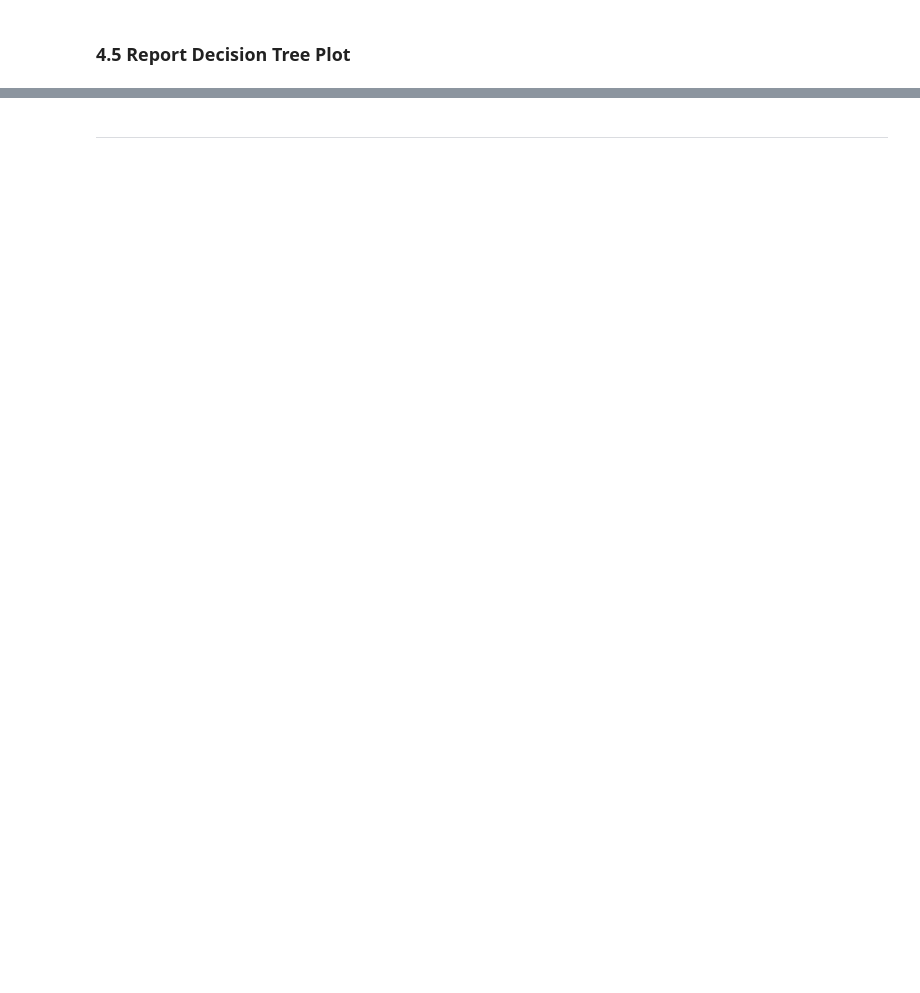
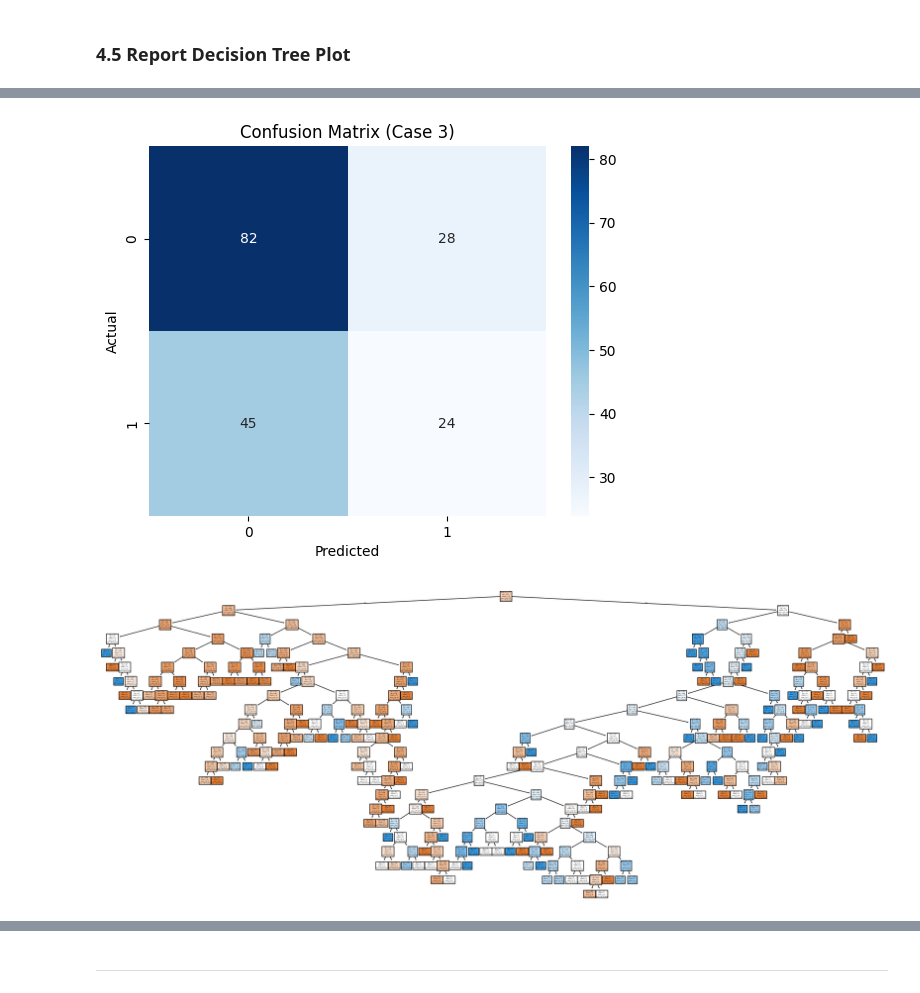
Before and after one commit to SchroderJ-pixel/applied-ml-justin, a Jupyter notebook: lab03/ml03_justin.ipynb, the cells around one changed output, grey strips where cells are left out. Drawn from its saved outputs; the diff is of its cells as text; code cells hidden in the pictures; blank space fills up the shorter version.

```diff
--- a/lab03/ml03_justin.ipynb
+++ b/lab03/ml03_justin.ipynb
@@ -255,0 +262,9 @@ Name: proportion, dtype: float64
+# %%
+# Case 3: Split
+for train_indices, test_indices in splitter.split(X3, y3):
+    X3_train = X3.iloc[train_indices]
+    X3_test = X3.iloc[test_indices]
+    y3_train = y3.iloc[train_indices]
+    y3_test = y3.iloc[test_indices]
+
+    print('Train size (Case 3): ', len(X3_train), 'Test size: ', len(X3_test))
@@ -255,0 +273,4 @@ Name: proportion, dtype: float64
+# %%
+# Case 3: Train Decision Tree
+tree_model3 = DecisionTreeClassifier()
+tree_model3.fit(X3_train, y3_train)
@@ -255,0 +279,10 @@ Name: proportion, dtype: float64
+# %%
+# Case 3: Evaluate Decision Tree on Training and Test Data
+y3_pred = tree_model3.predict(X3_train)
+y3_test_pred = tree_model3.predict(X3_test)
+
+print("Results for Decision Tree (Case 3) on training data:")
+print(classification_report(y3_train, y3_pred))
+
+print("Results for Decision Tree (Case 3) on test data:")
+print(classification_report(y3_test, y3_test_pred))
@@ -255,0 +309,17 @@ Name: proportion, dtype: float64
+# %%
+# Case 3: Confusion Matrix
+cm3 = confusion_matrix(y3_test, y3_test_pred)
+sns.heatmap(cm3, annot=True, cmap='Blues')
+plt.xlabel('Predicted')
+plt.ylabel('Actual')
+plt.title("Confusion Matrix (Case 3)")
+plt.show()
+
+# Case 3: Plot Decision Tree
+fig3 = plt.figure(figsize=(25,10))
+plot_tree(tree_model3, feature_names=X3.columns, class_names=['Not Survived', 'Survived'], filled=True)
+plt.show()
+fig3.savefig("decision_tree_titanic_case3.png")
+# %% [output]
+[figure, added]
+[figure, added]
```
Also changed, not shown: parts of 41 cells of this notebook, 3 other files.
